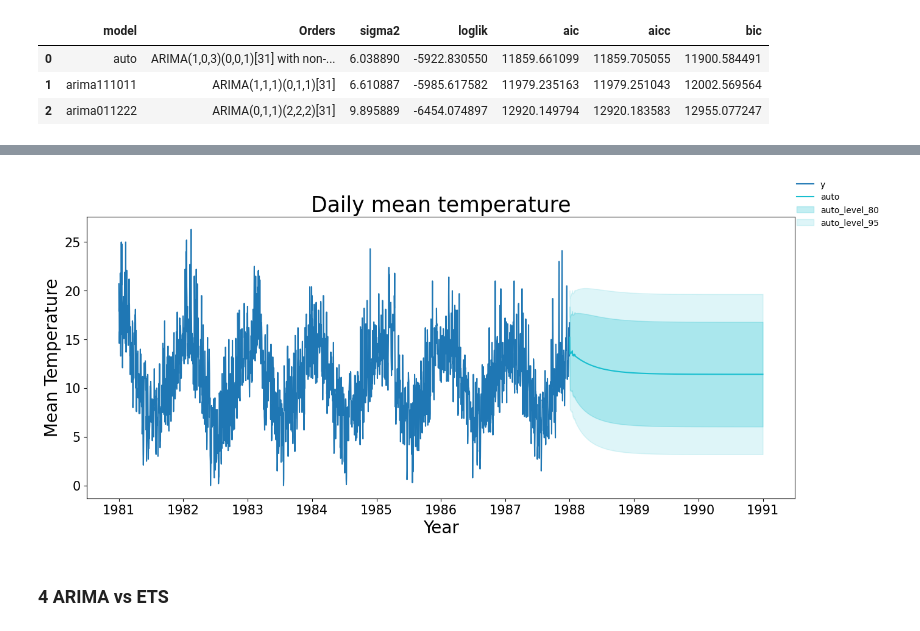
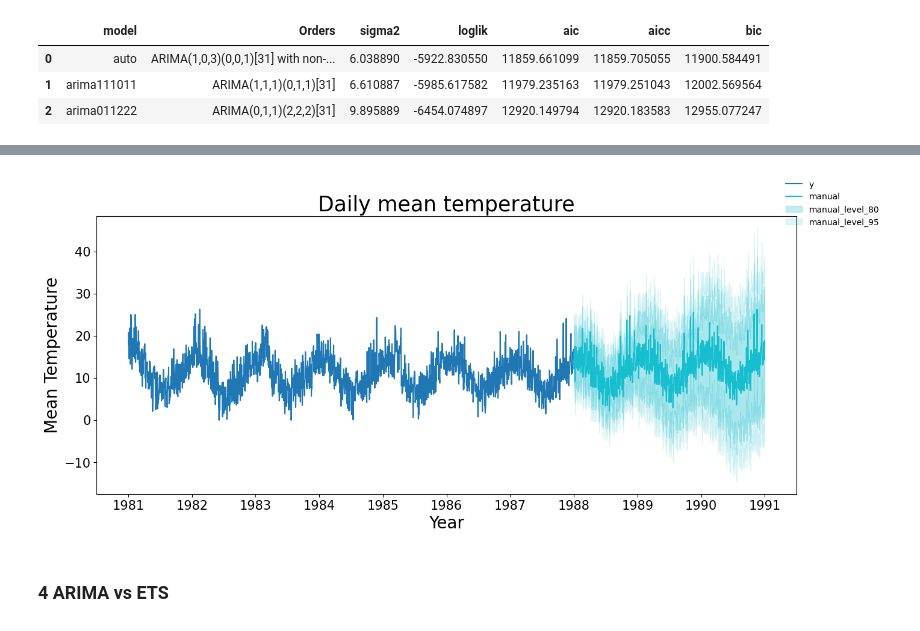
Before and after one commit to HannaHalka/Time-Series, a Jupyter notebook: Ass6/Assignment6.ipynb, the cells around one changed output, grey strips where cells are left out. Cells and saved outputs as stored; diff of their text form; code cells hidden in the pictures.

```diff
--- a/Ass6/Assignment6.ipynb
+++ b/Ass6/Assignment6.ipynb
@@ -153,19 +177,19 @@ ljung_box
 # %%
 plot_series(
   df=train, # tempt
   forecasts_df=forecasts.reset_index()[
     [
-      "unique_id", "ds", "auto",
-      "auto-lo-80", "auto-lo-95",
-      "auto-hi-80", "auto-hi-95",
+      "unique_id", "ds", "manual",
+      "manual-lo-80", "manual-lo-95",
+      "manual-hi-80", "manual-hi-95",
     ]
   ],
   level=[80, 95], rm_legend=False,
   xlabel="Year", ylabel="Mean Temperature",
   title="Daily mean temperature"
 ) # 1988-01-01
 # %% [output]
-[figure, old version]
+[figure, new version]
 # %% [markdown]
 ### 4 ARIMA vs ETS
 # %%
```
Also changed, not shown: parts of 5 cells of this notebook, 1 other file.
